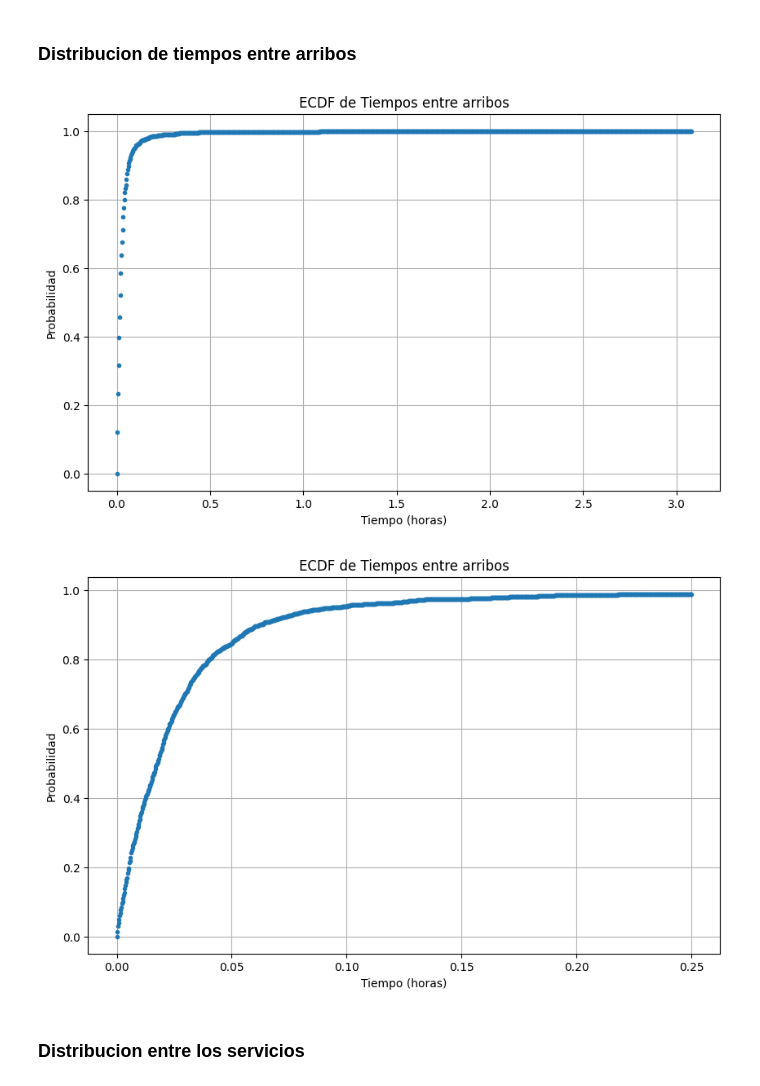
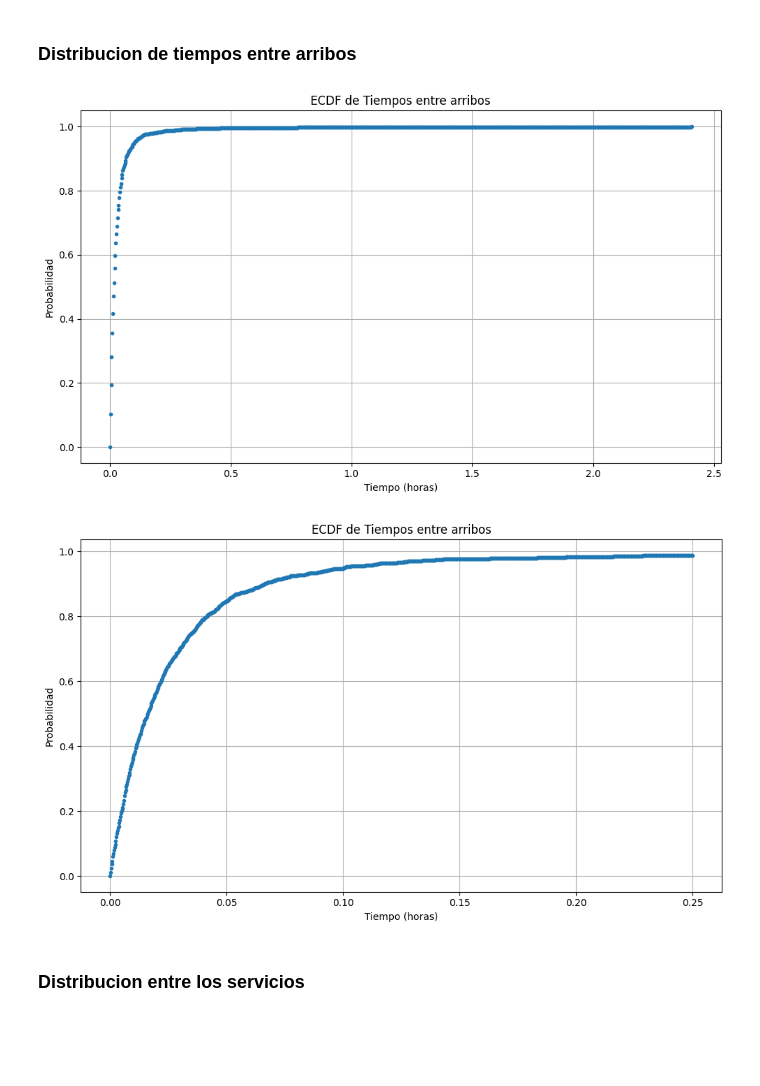
Before and after one commit to NicolasFernandezMontenegro/MyS_TF, a Jupyter notebook: main.ipynb, the cells around one changed output. Saved outputs shown, nothing was run; the diff lists cells and outputs as text; code cells hidden in the pictures; blank space fills up the shorter version.

```diff
--- a/main.ipynb
+++ b/main.ipynb
@@ -9,6 +9,8 @@ import matplotlib.pyplot as plt
 # %% [markdown]
 ## Funciones Auxiliares
 # %%
+generator = gen.Mersenne(1)
+
 def lamda_t(t):
     return 30 + 30 * np.sin((2 * np.pi * t) / 24)
 
@@ -16,17 +18,17 @@ def Poisson_NH(T):
     NT = 0
     Eventos = []
     lamda = 60
-    t = -log(1 - random()) / lamda
+    t = -log(1 - next(generator)) / lamda
     while t <= T:
-        V = random()
+        V = next(generator)
         if V < lamda_t(t) / lamda:
             NT += 1
             Eventos.append(t)
-        t += -log(1 - random()) / lamda
+        t += -log(1 - next(generator)) / lamda
     return NT, Eventos
 
 def exp(lamda):
-    u =  random()
+    u =  next(generator)
     return -log(u)/lamda
 # %%
 """
@@ -215,7 +226,7 @@ def ecdf_ajustada(datos, ajuste,  N):
 
     return x, y
 
-def plot_cdf2(data, title, xlabel, ylabel):
+def plot_cdf2(data, title, xlabel, ylabel, name):
     x, y = ecdf(data, 1000)
     plt.figure(figsize=(10, 6))
     plt.plot(x, y, marker='.', linestyle='none')
@@ -223,9 +234,13 @@ def plot_cdf2(data, title, xlabel, ylabel):
     plt.xlabel(xlabel)
     plt.ylabel(ylabel)
     plt.grid(True)
+    # Guardar el gráfico como imagen
+    plt.tight_layout()
+    plt.savefig(f"cdf_{name}.png", dpi=300)  # Cambia el nombre si querés otro archivo
     plt.show()
+    plt.close()  # Cierra la figura para liberar memoria
 
-def plot_cdf2_ajuste(data, ajuste, title, xlabel, ylabel):
+def plot_cdf2_ajuste(data, ajuste, title, xlabel, ylabel, name):
     x, y = ecdf_ajustada(data, ajuste, 1000)
     plt.figure(figsize=(10, 6))
     plt.plot(x, y, marker='.', linestyle='none')
@@ -233,22 +248,40 @@ def plot_cdf2_ajuste(data, ajuste, title, xlabel, ylabel):
     plt.xlabel(xlabel)
     plt.ylabel(ylabel)
     plt.grid(True)
+    # Guardar el gráfico como imagen
+    plt.tight_layout()
+    plt.savefig(f"cdf_ajuste_{name}.png", dpi=300)  # Cambia el nombre si querés otro archivo
     plt.show()
+    plt.close()  # Cierra la figura para liberar memoria
+
+def plot_histogram(data, title, xlabel, ylabel):
+    plt.figure(figsize=(10, 6))
+    plt.hist(data, bins=30, color='lightgreen', edgecolor='black', density=True)  # `density=True` normaliza
+    plt.title(title)
+    plt.xlabel(xlabel)
+    plt.ylabel(ylabel)
+    plt.grid(True)
+
+    # Guardar como imagen
+    plt.tight_layout()
+    plt.savefig("histograma_esperas.png", dpi=300)
+    plt.show()
+    plt.close()
 # %% [markdown]
 ### Distribucion de tiempos entre  arribos
 # %%
 def entre_arribos(arribos):
     entre_arribos = [0] * (len(arribos) - 1)
     for i in range(len(arribos)-1):
         entre_arribos[i] = arribos[i+1] - arribos[i]
     return entre_arribos
 
 entre_arribos = entre_arribos(arribos)
-plot_cdf2(entre_arribos, 'ECDF de Tiempos entre arribos', 'Tiempo (horas)', 'Probabilidad')
-plot_cdf2_ajuste(entre_arribos, 0.25, 'ECDF de Tiempos entre arribos', 'Tiempo (horas)', 'Probabilidad')
+plot_cdf2(entre_arribos, 'ECDF de Tiempos entre arribos', 'Tiempo (horas)', 'Probabilidad', "entre_arribos")
+plot_cdf2_ajuste(entre_arribos, 0.25, 'ECDF de Tiempos entre arribos', 'Tiempo (horas)', 'Probabilidad', "entre_arribos")
 # %% [output]
-[figure, old version]
+[figure, new version]
-[figure, old version]
+[figure, new version]
 # %% [markdown]
 ### Distribucion entre los servicios
 # %%
```
Also changed, not shown: parts of 8 cells of this notebook, 34 other files.
